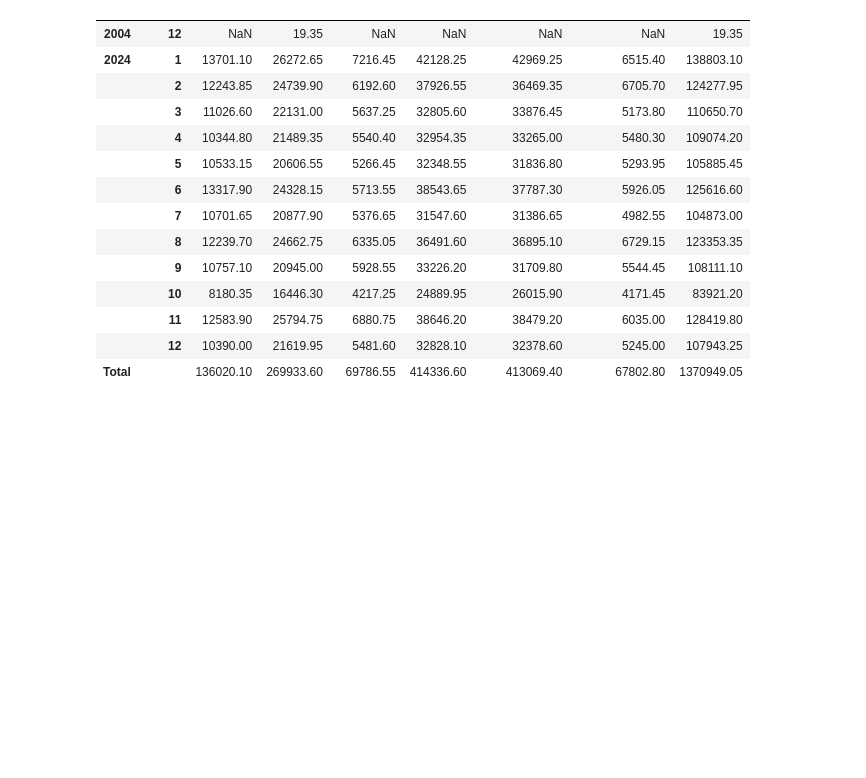
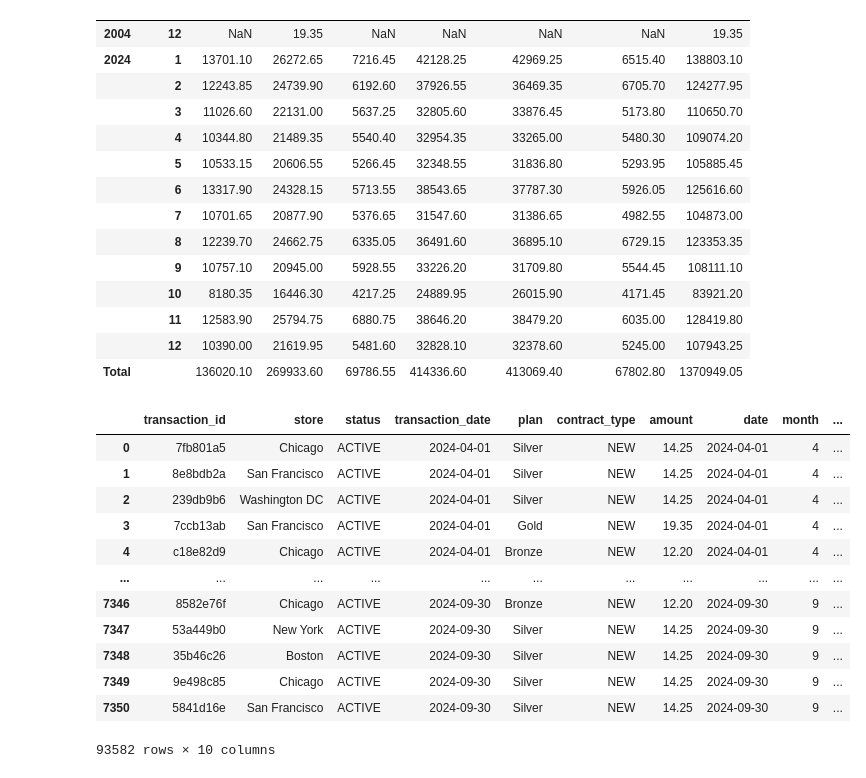
Before and after one commit to NMB-MIC/python_office_27_AUG_2025, a Jupyter notebook: 02_pandas.ipynb, the cells around one changed output. Saved outputs shown, nothing was run; the diff lists cells and outputs as text; code cells hidden in the pictures; blank space fills up the shorter version.

```diff
--- a/02_pandas.ipynb
+++ b/02_pandas.ipynb
@@ -1014,4 +1014,19 @@ pivot
 |  | 12 | 10390.00 | 21619.95 | 5481.60 | 32828.10 | 32378.60 | 5245.00 | 107943.25 |
 | Total |  | 136020.10 | 269933.60 | 69786.55 | 414336.60 | 413069.40 | 67802.80 | 1370949.05 |
 # %%
-df_alls = df_alls[df["year"] == 2024]
+df_alls = df_alls[df_alls["year"] == 2024]
+df_alls
+# %% [output]
+|  | transaction_id | store | status | transaction_date | plan | contract_type | amount | date | month | ... |
+| 0 | 7fb801a5 | Chicago | ACTIVE | 2024-04-01 | Silver | NEW | 14.25 | 2024-04-01 | 4 | ... |
+| 1 | 8e8bdb2a | San Francisco | ACTIVE | 2024-04-01 | Silver | NEW | 14.25 | 2024-04-01 | 4 | ... |
+| 2 | 239db9b6 | Washington DC | ACTIVE | 2024-04-01 | Silver | NEW | 14.25 | 2024-04-01 | 4 | ... |
+| 3 | 7ccb13ab | San Francisco | ACTIVE | 2024-04-01 | Gold | NEW | 19.35 | 2024-04-01 | 4 | ... |
+| 4 | c18e82d9 | Chicago | ACTIVE | 2024-04-01 | Bronze | NEW | 12.20 | 2024-04-01 | 4 | ... |
+| ... | ... | ... | ... | ... | ... | ... | ... | ... | ... | ... |
+| 7346 | 8582e76f | Chicago | ACTIVE | 2024-09-30 | Bronze | NEW | 12.20 | 2024-09-30 | 9 | ... |
+| 7347 | 53a449b0 | New York | ACTIVE | 2024-09-30 | Silver | NEW | 14.25 | 2024-09-30 | 9 | ... |
+| 7348 | 35b46c26 | Boston | ACTIVE | 2024-09-30 | Silver | NEW | 14.25 | 2024-09-30 | 9 | ... |
+| 7349 | 9e498c85 | Chicago | ACTIVE | 2024-09-30 | Silver | NEW | 14.25 | 2024-09-30 | 9 | ... |
+| 7350 | 5841d16e | San Francisco | ACTIVE | 2024-09-30 | Silver | NEW | 14.25 | 2024-09-30 | 9 | ... |
+93582 rows × 10 columns
```
Also changed, not shown: parts of 10 cells of this notebook.
